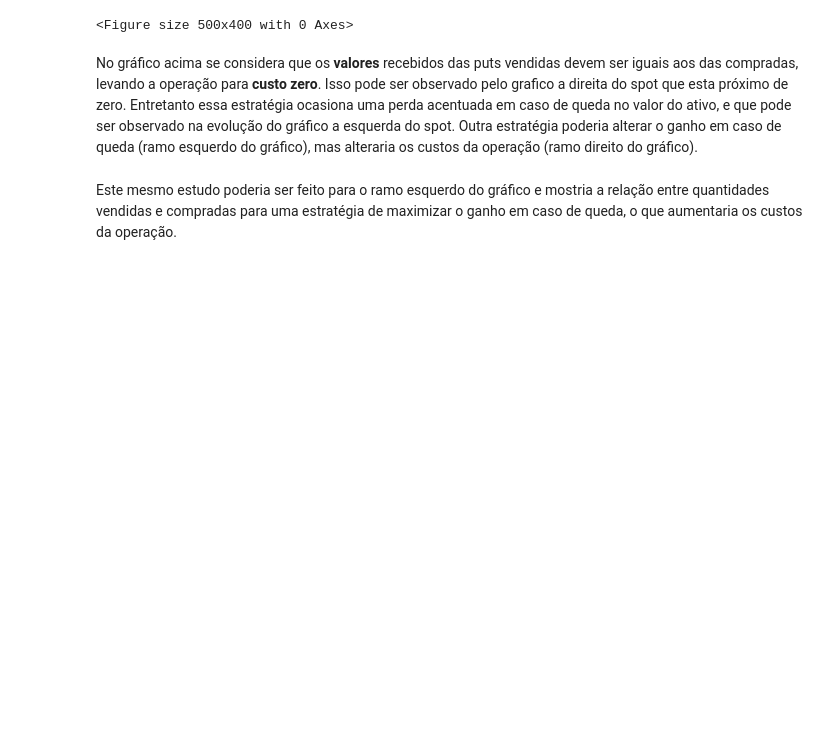
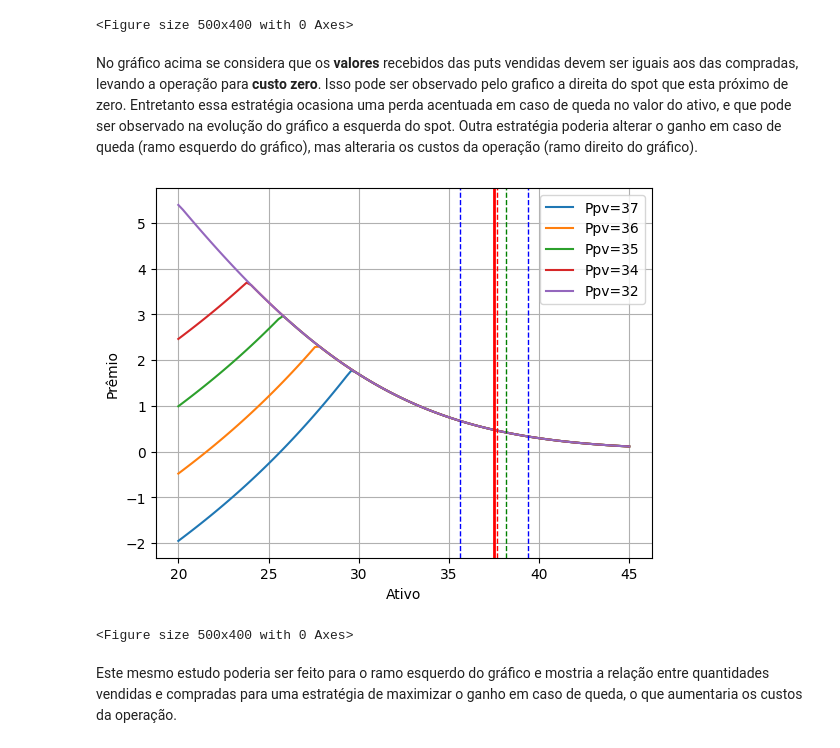
Before and after one commit to Felipe-Pinto/python_para_investimentos, a Jupyter notebook: PUT_Ago_24_P1.ipynb, the cells around one changed output. Saved outputs shown, nothing was run; the diff lists cells and outputs as text; code cells hidden in the pictures; blank space fills up the shorter version.

```diff
--- a/PUT_Ago_24_P1.ipynb
+++ b/PUT_Ago_24_P1.ipynb
@@ -308,6 +308,34 @@ plt.show()
 # %% [markdown]
 No gráfico acima se considera que os **valores** recebidos das puts vendidas devem ser iguais aos das compradas, levando a operação para **custo zero**. Isso pode ser observado pelo grafico a direita do spot que esta próximo de zero. Entretanto essa estratégia ocasiona uma perda acentuada em caso de queda no valor do ativo, e que pode ser observado na evolução do gráfico a esquerda do spot.
 Outra estratégia poderia alterar o ganho em caso de queda (ramo esquerdo do gráfico), mas alteraria os custos da operação (ramo direito do gráfico).
+# %%
+Sn = np.linspace(20, 45, 100)  # Variação do preço do ativo
+# O Peso considera que a quantidade de Puts vendidas é diferente da comprada numa razão
+# de Put comprada / Put Vendida, o que acaba distorcendo o resultado final do gráfico de payoff.
+
+# Solução de BS para diferentes prazos
+for Kpvi in [37,36,35,34,32]:
+  PUT_vendida = (Ppv - black_scholes_option(S, Kpvi, Tf, r, sigma, option_type))*Peso
+  PUT_comprada = black_scholes_option(S, Kpc, T+(20/252), r, sigma, option_type)-Ppc
+  Estrategia1 =  PUT_comprada + PUT_vendida
+  #plt.plot(Sn,PUT_vendida,label=r'T='+str(Kpvi*252))
+  #plt.plot(Sn,PUT_comprada,label=r'T='+str(Kpvi*252))
+  plt.plot(Sn,Estrategia1,label=r'Ppv='+str(Kpvi))
+
+plt.axvline(x=Kpc,ymin=0,ymax=10.0, color='g', linestyle='dashed',linewidth=1)
+plt.axvline(x=Kpv,ymin=0,ymax=10.0, color='r', linestyle='dashed',linewidth=1)
+plt.axvline(x=S1*(1+0.05),ymin=0,ymax=10.0, color='b', linestyle='dashed',linewidth=1)
+plt.axvline(x=S1*(1-0.05),ymin=0,ymax=10.0, color='b', linestyle='dashed',linewidth=1)
+plt.axvline(x=S1,ymin=0,ymax=10.0, color='r', linestyle='solid',linewidth=2)
+plt.grid()
+plt.legend()
+plt.xlabel('Ativo')
+plt.ylabel('Prêmio')
+plt.figure(figsize=(5, 4))
+plt.show()
+# %% [output]
+[figure, added]
+<Figure size 500x400 with 0 Axes>
 # %% [markdown]
 Este mesmo estudo poderia ser feito para o ramo esquerdo do gráfico e mostria a relação entre quantidades vendidas e compradas para uma estratégia de maximizar o ganho em caso de queda, o que aumentaria os custos da operação.
 # %%
```
Also changed, not shown: parts of 2 cells of this notebook.
